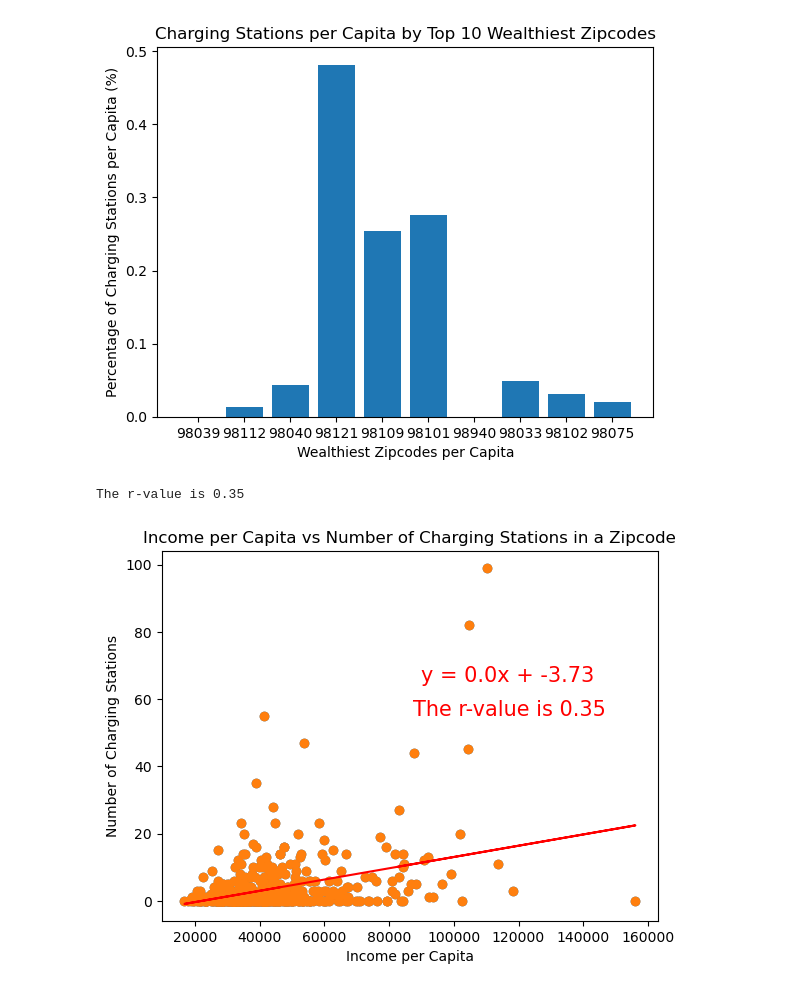
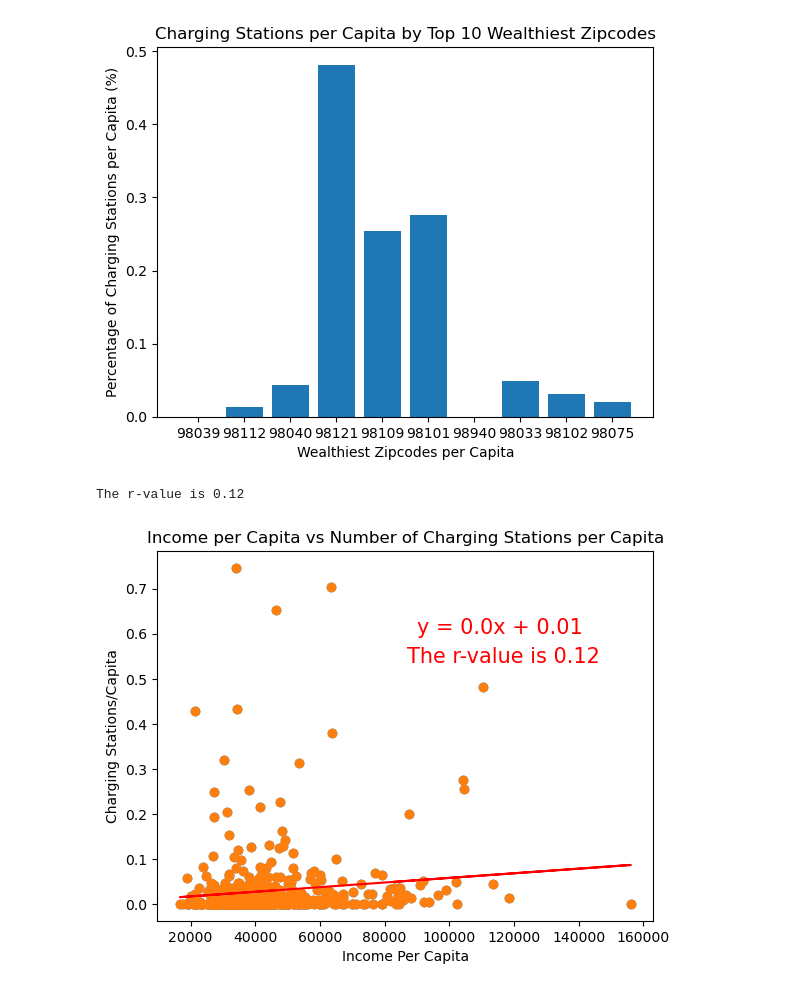
Before and after one commit to caelwillis/group-4-proj-1, a Jupyter notebook: final_visualisations.ipynb, the cells around one changed output. Cells and saved outputs as stored; diff of their text form; code cells hidden in the pictures.

Commit message:
charging stations per capita

```diff
--- a/final_visualisations.ipynb
+++ b/final_visualisations.ipynb
@@ -181,28 +181,50 @@ plt.savefig('Graphs/bar_wealthy_charging_stations.png')
 plt.show()
 # %% [output]
 [figure]
+# %%
+#Scatterplot - Charging Stations per Capita vs Income per Capita
+plt.scatter(merged_income_df_filtered['Income Per Capita'],
+            merged_income_df_filtered['Charging Stations/Capita'])
+
+x_values = merged_income_df_filtered['Income Per Capita']
+y_values = merged_income_df_filtered['Charging Stations/Capita']
+slope = linregress(x_values, y_values)
+(slope, intercept, rvalue, pvalue, stderr) = linregress(x_values, y_values)
+regress_values = x_values * slope + intercept
+line_eq = 'y = ' + str(round(slope,2)) + 'x + ' + str(round(intercept,2))
+rvalue = str(round(rvalue, 2))
+
+plt.scatter(x_values, y_values)
+plt.plot(x_values, regress_values, '-r')
+plt.annotate(line_eq,(90000,0.6), fontsize=15, color='red')
+plt.annotate(f'The r-value is {rvalue}',(87000,0.535), fontsize=15, color='red')
+plt.title("Income per Capita vs Number of Charging Stations per Capita")
+plt.xlabel('Income Per Capita')
+plt.ylabel('Charging Stations/Capita')
+print(f'The r-value is {rvalue}')
+plt.savefig('Graphs/scatter_income_charging_stations.png')
+# %% [output]
+The r-value is 0.12
+[figure, added]
 # %%
-#Scatterplot - Total Charging Stations vs Income per Capita
-plt.scatter(merged_income_df_filtered['Income Per Capita'],
-            merged_income_df_filtered['Number of Charging Stations'])
+# #Scatterplot - Total Charging Stations vs Income per Capita
+# plt.scatter(merged_income_df_filtered['Income Per Capita'],
+#             merged_income_df_filtered['Number of Charging Stations'])
 
-x_values = merged_income_df_filtered['Income Per Capita']
-y_values = merged_income_df_filtered['Number of Charging Stations']
-slope = linregress(x_values, y_values)
-(slope, intercept, rvalue, pvalue, stderr) = linregress(x_values, y_values)
-regress_values = x_values * slope + intercept
-line_eq = 'y = ' + str(round(slope,2)) + 'x + ' + str(round(intercept,2))
-rvalue = str(round(rvalue, 2))
+# x_values = merged_income_df_filtered['Income Per Capita']
+# y_values = merged_income_df_filtered['Number of Charging Stations']
+# slope = linregress(x_values, y_values)
+# (slope, intercept, rvalue, pvalue, stderr) = linregress(x_values, y_values)
+# regress_values = x_values * slope + intercept
+# line_eq = 'y = ' + str(round(slope,2)) + 'x + ' + str(round(intercept,2))
+# rvalue = str(round(rvalue, 2))
 
-plt.scatter(x_values, y_values)
-plt.plot(x_values, regress_values, '-r')
-plt.annotate(line_eq,(90000,65), fontsize=15, color='red')
-plt.annotate(f'The r-value is {rvalue}',(87500,55), fontsize=15, color='red')
-plt.title("Income per Capita vs Number of Charging Stations in a Zipcode")
-plt.xlabel('Income per Capita')
-plt.ylabel('Number of Charging Stations')
-print(f'The r-value is {rvalue}')
-plt.savefig('Graphs/scatter_income_charging_stations.png')
+# plt.scatter(x_values, y_values)
+# plt.plot(x_values, regress_values, '-r')
+# plt.annotate(line_eq,(90000,65), fontsize=15, color='red')
+# plt.annotate(f'The r-value is {rvalue}',(87500,55), fontsize=15, color='red')
+# plt.title("Income per Capita vs Number of Charging Stations in a Zipcode")
+# plt.xlabel('Income per Capita')
+# plt.ylabel('Number of Charging Stations')
+# print(f'The r-value is {rvalue}')
+# plt.savefig('Graphs/scatter_income_charging_stations.png')
-# %% [output]
-The r-value is 0.35
-[figure, removed]
```
Also changed, not shown: 2 other files.
